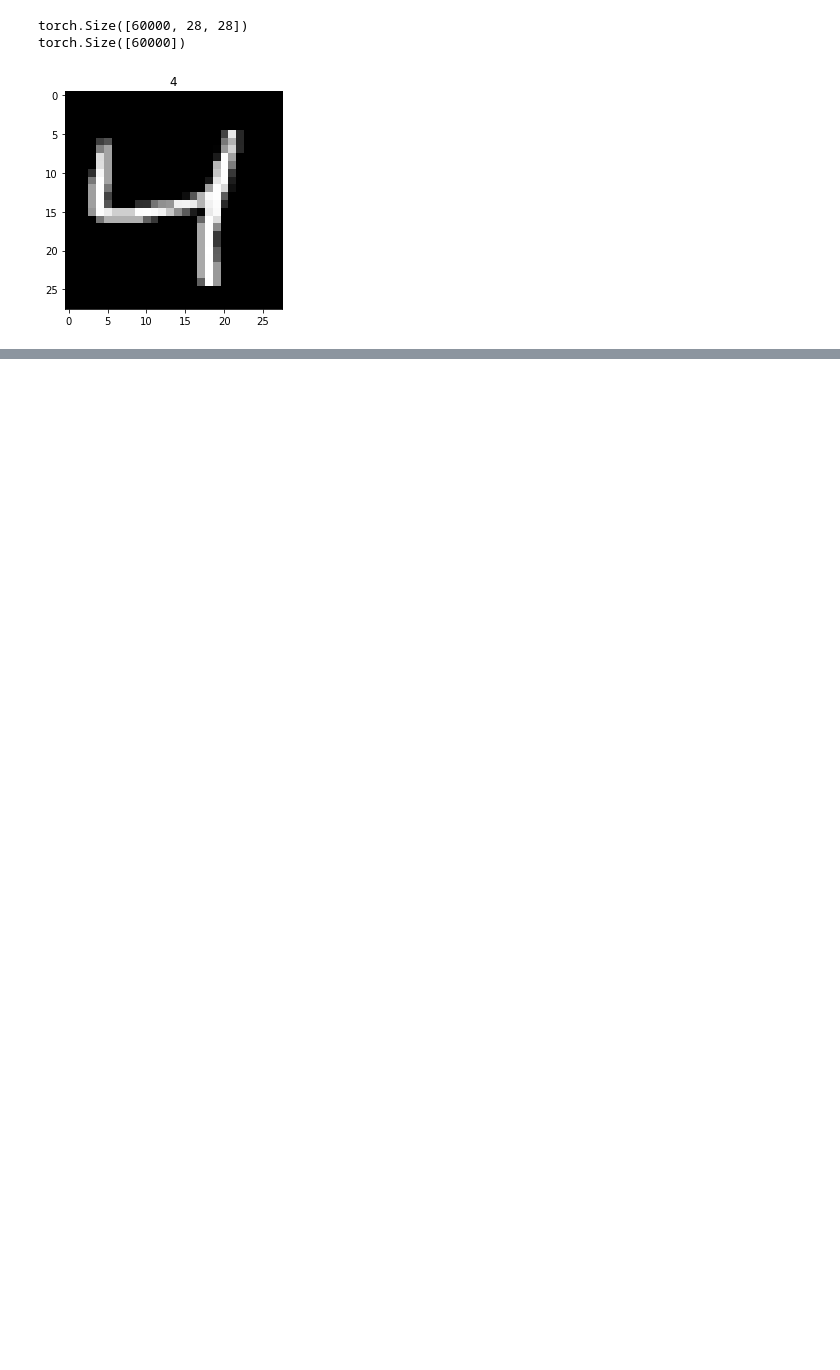
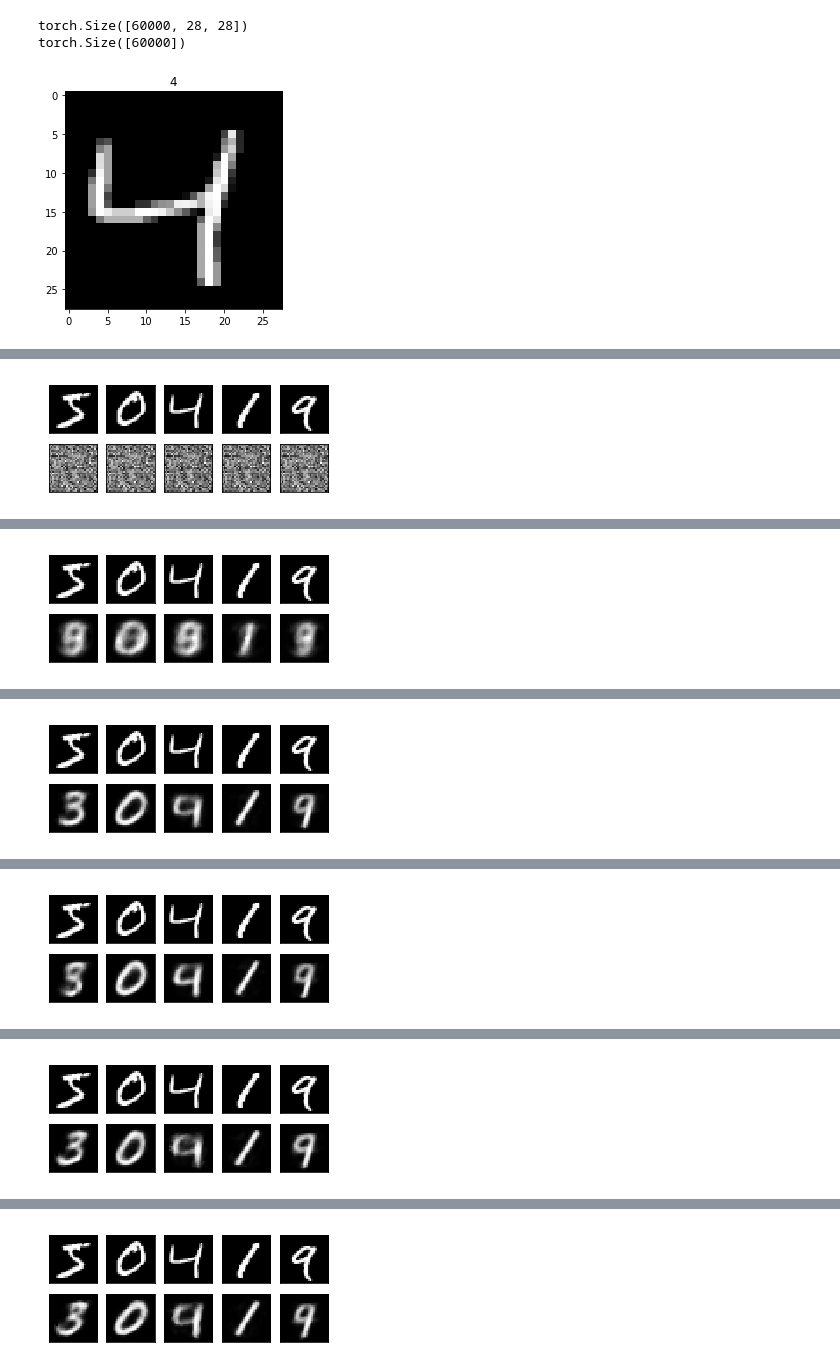
Before and after one commit to KonevDmitry/deep-learning, a Jupyter notebook: pytorch/12-autoencoder.ipynb, the cells around one changed output, grey strips where cells are left out. Cells and saved outputs as stored; diff of their text form; code cells hidden in the pictures; blank space fills up the shorter version.

```diff
--- a/pytorch/12-autoencoder.ipynb
+++ b/pytorch/12-autoencoder.ipynb
@@ -64,0 +78,3 @@ class AutoEncoder(nn.Module):
+# %%
+autoencoder = AutoEncoder()
+print(autoencoder)
@@ -64,0 +99,7 @@ class AutoEncoder(nn.Module):
+# %%
+optimizer = torch.optim.Adam(autoencoder.parameters(), lr=LR)
+loss_func = nn.MSELoss()
+# %%
+# Original data (first row) for viewing
+view_data = Variable(train_data.train_data[:N_TEST_IMG].view(-1, 28 * 28).type(
+    torch.FloatTensor) / 255.)
@@ -64,0 +116,40 @@ class AutoEncoder(nn.Module):
+# %%
+for epoch in range(EPOCH):
+    for step, (x, y) in enumerate(train_loader):
+        b_x = Variable(x.view(-1, 28 * 28))  # batch x, shape (batch, 28*28)
+        b_y = Variable(x.view(-1, 28 * 28))  # batch y, shape (batch, 28*28)
+        b_label = Variable(y)  # batch label
+
+        encoded, decoded = autoencoder(b_x)
+
+        loss = loss_func(decoded, b_y)  # mean square error
+        optimizer.zero_grad()  # clear gradients for this training step
+        loss.backward()  # backpropagation, compute gradients
+        optimizer.step()  # apply gradients
+
+        if step % 500 == 0 and epoch in [0, 5, EPOCH - 1]:
+            print('Epoch: ', epoch, '| train loss: %.4f' % loss.data[0])
+
+            # plotting decoded image (second row)
+            _, decoded_data = autoencoder(view_data)
+
+            # initialize figure
+            f, a = plt.subplots(2, N_TEST_IMG, figsize=(5, 2))
+
+            for i in range(N_TEST_IMG):
+                a[0][i].imshow(
+                    np.reshape(view_data.data.numpy()[i], (28, 28)),
+                    cmap='gray')
+                a[0][i].set_xticks(())
+                a[0][i].set_yticks(())
+
+            for i in range(N_TEST_IMG):
+                a[1][i].clear()
+                a[1][i].imshow(
+                    np.reshape(decoded_data.data.numpy()[i], (28, 28)),
+                    cmap='gray')
+                a[1][i].set_xticks(())
+                a[1][i].set_yticks(())
+            plt.show()
+            plt.pause(0.05)
+# %% [output]
@@ -64,0 +157 @@ class AutoEncoder(nn.Module):
+[figure, added]
@@ -64,0 +159 @@ class AutoEncoder(nn.Module):
+[figure, added]
@@ -64,0 +161 @@ class AutoEncoder(nn.Module):
+[figure, added]
@@ -64,0 +163 @@ class AutoEncoder(nn.Module):
+[figure, added]
@@ -64,0 +165 @@ class AutoEncoder(nn.Module):
+[figure, added]
@@ -64,0 +167 @@ class AutoEncoder(nn.Module):
+[figure, added]
```
Also changed, not shown: parts of 6 cells of this notebook, 1 other file.
